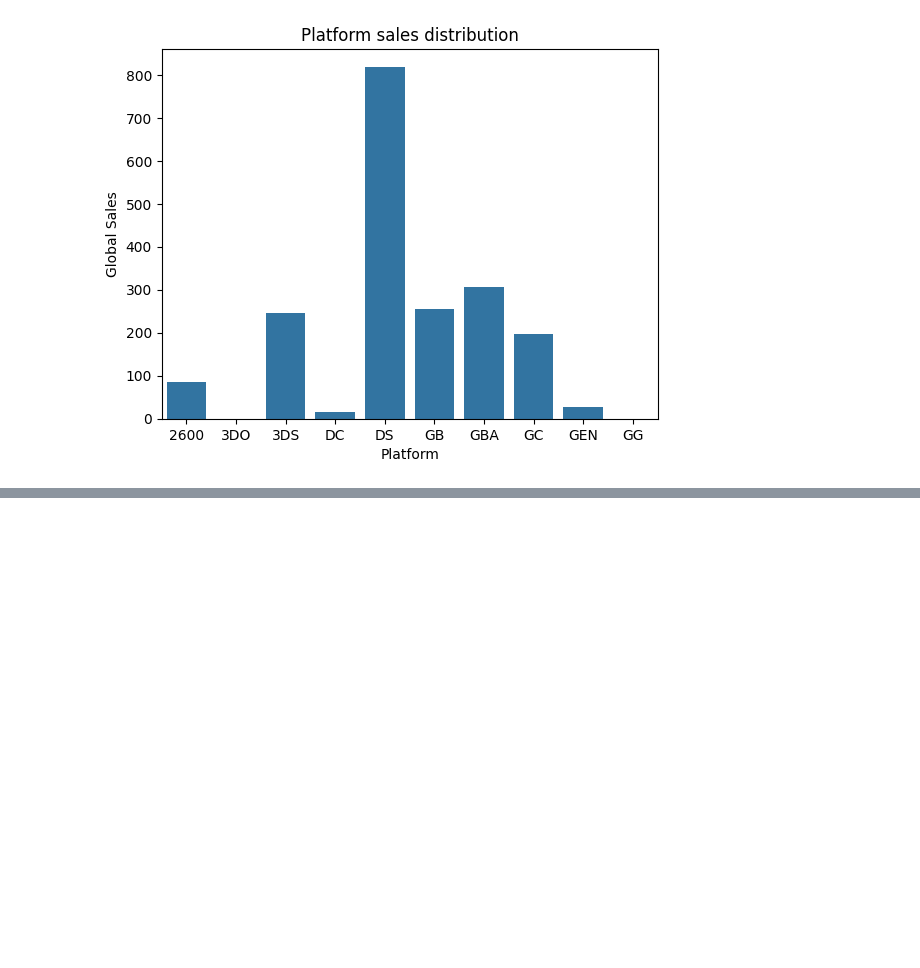
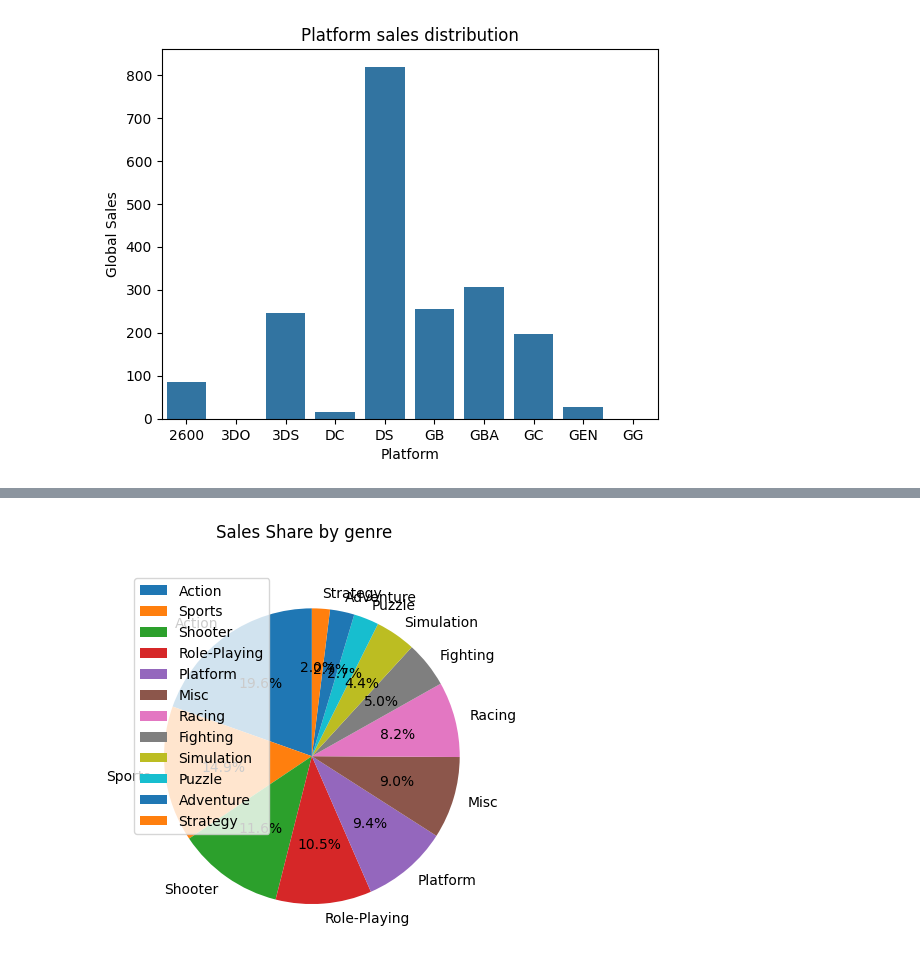
Before and after one commit to ianMuchesia/DA2, a Jupyter notebook: main.ipynb, the cells around one changed output, grey strips where cells are left out. Cells and saved outputs as stored; diff of their text form; code cells hidden in the pictures; blank space fills up the shorter version.

```diff
--- a/main.ipynb
+++ b/main.ipynb
@@ -174,0 +250,7 @@ plt.show()
+# %%
+genre_sales = df.groupby("Genre")[["Global_Sales"]].sum()
+
+#print(genre_sales)
+
+genre_sales = genre_sales.sort_values(by="Global_Sales",ascending=False)
+print(genre_sales)
@@ -174,0 +272,14 @@ plt.show()
+# %%
+#seaborn doesnt have piechart
+#Genre distribution (pie chart or bar)
+sales_by_genre = genre_sales.plot(
+    kind="pie",
+    autopct="%1.1f%%",
+    startangle=90,
+    title="Sales Share by genre",
+    subplots=True,
+)
+plt.ylabel('')
+plt.show()
+# %% [output]
+[figure, added]
```
Also changed, not shown: parts of 13 cells of this notebook.
